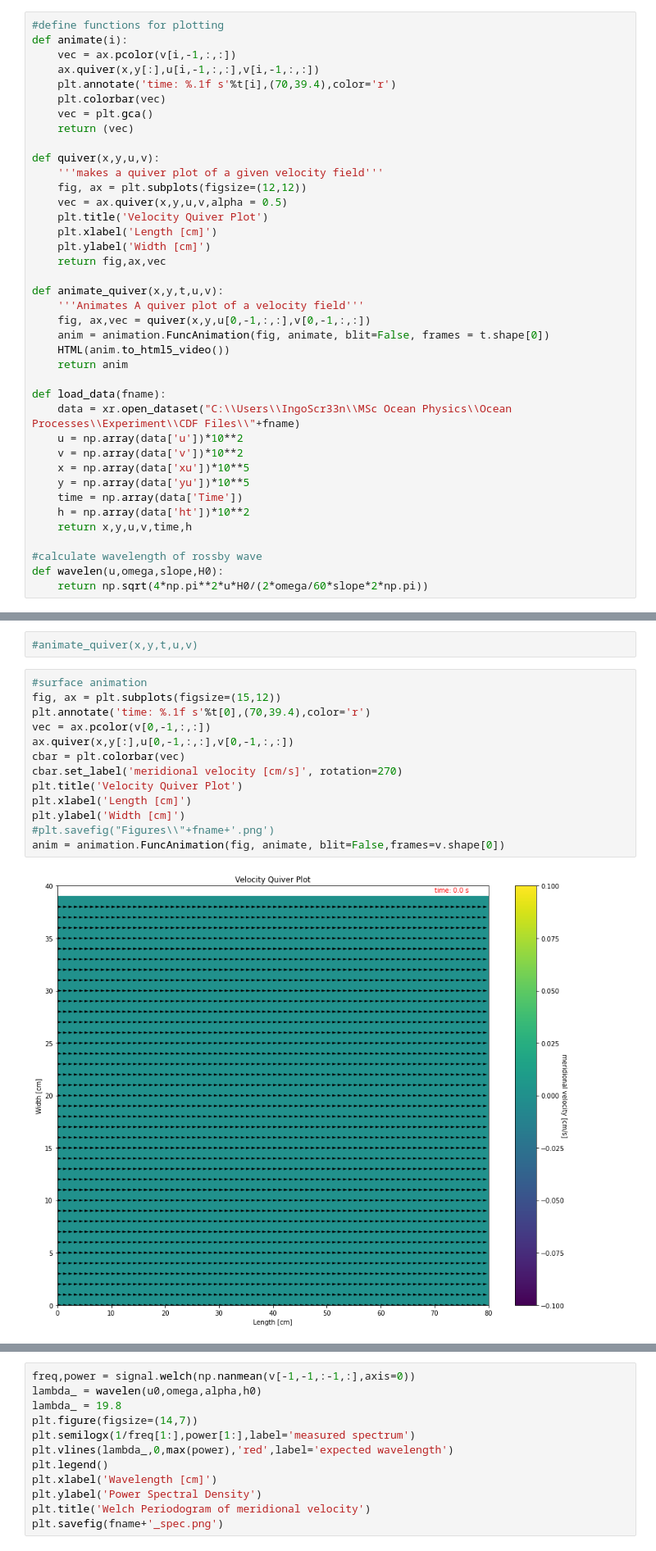
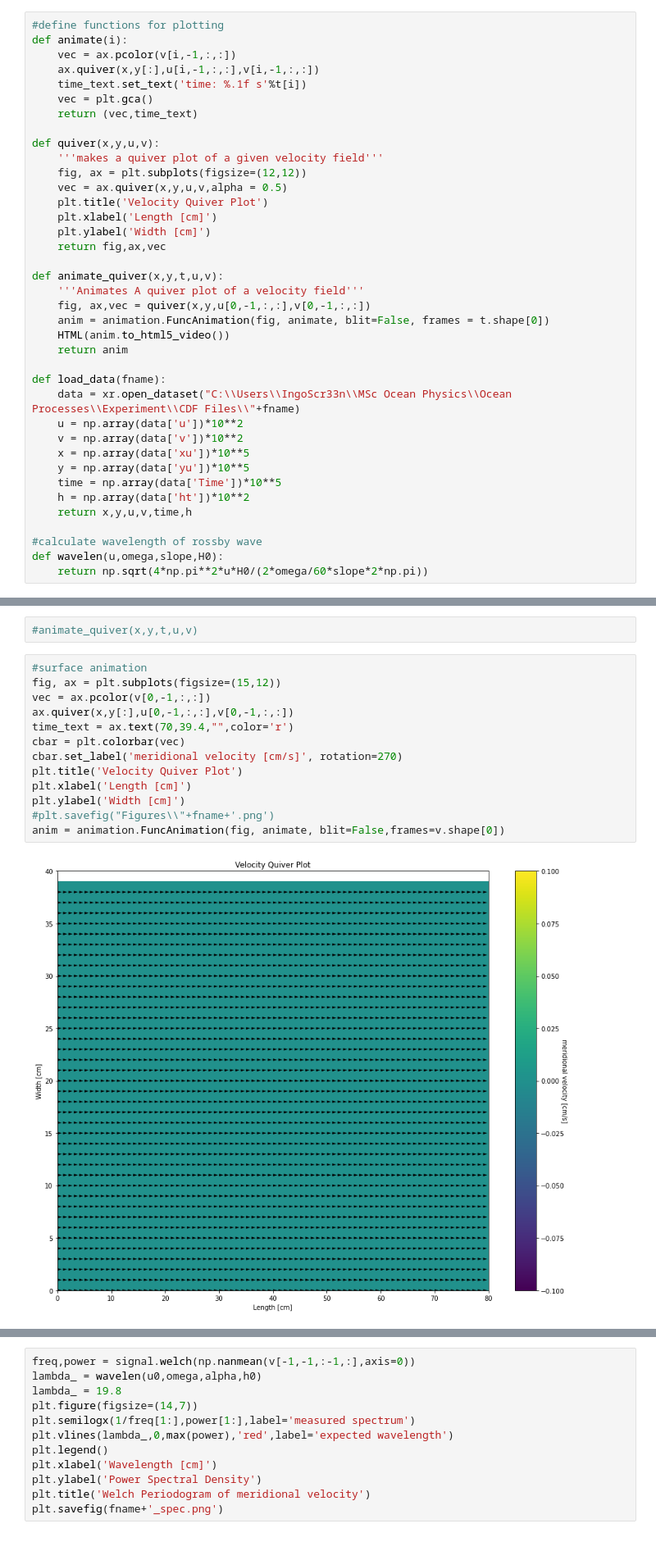
Before and after one commit to BlueScr33n/Rossby-Waves, a Jupyter notebook: Analysis.ipynb, the cells around one changed output, grey strips where cells are left out. Shown at 82% size. Saved outputs shown, nothing was run; the diff lists cells and outputs as text.

```diff
--- a/Analysis.ipynb
+++ b/Analysis.ipynb
@@ -20,10 +20,9 @@ from scipy import signal
 def animate(i):
     vec = ax.pcolor(v[i,-1,:,:])
     ax.quiver(x,y[:],u[i,-1,:,:],v[i,-1,:,:])
-    plt.annotate('time: %.1f s'%t[i],(70,39.4),color='r')
-    plt.colorbar(vec)
+    time_text.set_text('time: %.1f s'%t[i])
     vec = plt.gca()
-    return (vec)
+    return (vec,time_text)
 
 def quiver(x,y,u,v):
     '''makes a quiver plot of a given velocity field'''
@@ -47,7 +46,7 @@ def load_data(fname):
     v = np.array(data['v'])*10**2
     x = np.array(data['xu'])*10**5
     y = np.array(data['yu'])*10**5
-    time = np.array(data['Time'])
+    time = np.array(data['Time'])*10**5
     h = np.array(data['ht'])*10**2
     return x,y,u,v,time,h
 
@@ -76,18 +75,18 @@ print(h0)
 # %%
 #surface animation
 fig, ax = plt.subplots(figsize=(15,12))
-plt.annotate('time: %.1f s'%t[0],(70,39.4),color='r')
 vec = ax.pcolor(v[0,-1,:,:])
 ax.quiver(x,y[:],u[0,-1,:,:],v[0,-1,:,:])
+time_text = ax.text(70,39.4,"",color='r')
 cbar = plt.colorbar(vec)
 cbar.set_label('meridional velocity [cm/s]', rotation=270)
 plt.title('Velocity Quiver Plot')
 plt.xlabel('Length [cm]')
 plt.ylabel('Width [cm]')
 #plt.savefig("Figures\\"+fname+'.png')
 anim = animation.FuncAnimation(fig, animate, blit=False,frames=v.shape[0])
 # %% [output]
-[figure, old version]
+[figure, new version]
 # %%
 HTML(anim.to_html5_video())
 rc('animation', html='html5')
```
Also changed, not shown: parts of 3 cells of this notebook.
